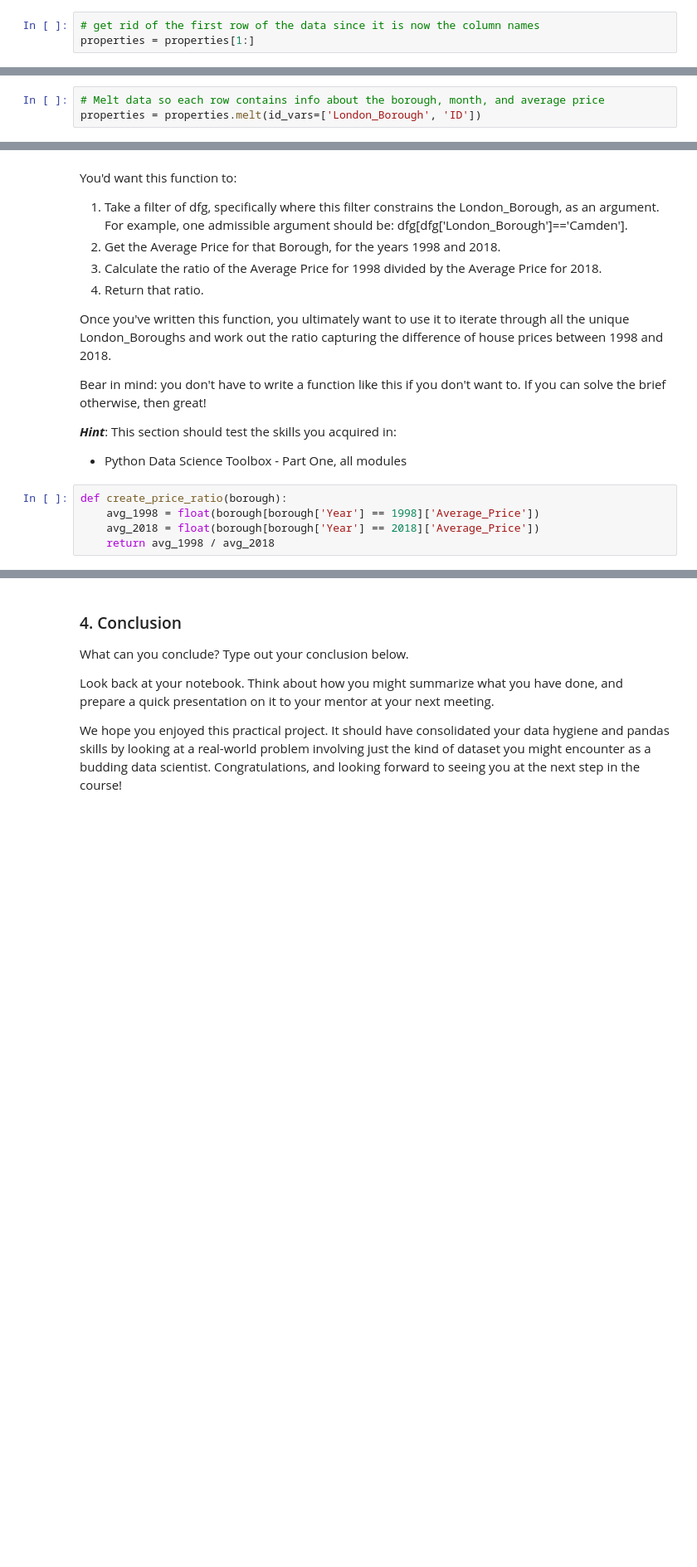
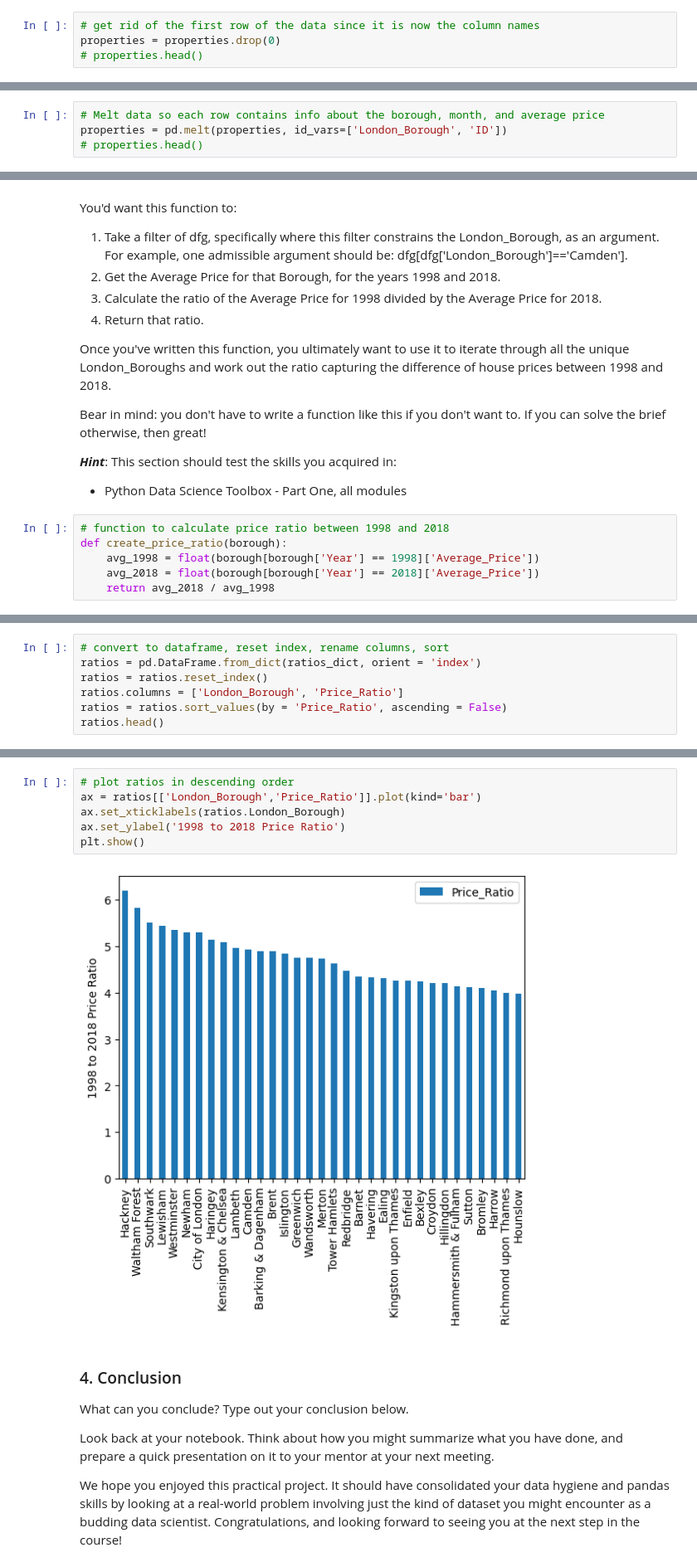
Before and after one commit to dianakulawiec/datascience, a Jupyter notebook: LondonCaseStudy/Unit 4 Challenge - Tier 3.ipynb, the cells around one changed output, grey strips where cells are left out. Shown at 83% size. Cells and saved outputs as stored; diff of their text form; blank space fills up the shorter version.

Commit message:
Visualized results to determine greatest price ratios

```diff
--- a/LondonCaseStudy/Unit 4 Challenge - Tier 3.ipynb
+++ b/LondonCaseStudy/Unit 4 Challenge - Tier 3.ipynb
@@ -131,6 +155,7 @@ properties.columns = properties.iloc[0]
 # %%
 # get rid of the first row of the data since it is now the column names
-properties = properties[1:]
+properties = properties.drop(0)
+# properties.head()
 # %% [markdown]
 **2.3. Cleaning the data (part 2)**
 
@@ -146,7 +171,8 @@ Remember what Wes McKinney said about tidy data?
 You might need to **melt** your DataFrame here.
 # %%
 # Melt data so each row contains info about the borough, month, and average price
-properties = properties.melt(id_vars=['London_Borough', 'ID'])
+properties = pd.melt(properties, id_vars=['London_Borough', 'ID'])
+# properties.head()
 # %%
 #rename columns month and average price
 properties = properties.rename(columns={0: 'Month', 'value':'Average_Price'})
@@ -292,7 +303,8 @@ Bear in mind: you don't have to write a function like this if you don't want to.
 ***Hint***: This section should test the skills you acquired in:
 - Python Data Science Toolbox - Part One, all modules
 # %%
+# function to calculate price ratio between 1998 and 2018
 def create_price_ratio(borough):
     avg_1998 = float(borough[borough['Year'] == 1998]['Average_Price'])
     avg_2018 = float(borough[borough['Year'] == 2018]['Average_Price'])
-    return avg_1998 / avg_2018
+    return avg_2018 / avg_1998
@@ -328,0 +320,7 @@ ratios
+# %%
+# convert to dataframe, reset index, rename columns, sort
+ratios = pd.DataFrame.from_dict(ratios_dict, orient = 'index')
+ratios = ratios.reset_index()
+ratios.columns = ['London_Borough', 'Price_Ratio']
+ratios = ratios.sort_values(by = 'Price_Ratio', ascending = False)
+ratios.head()
@@ -329,3 +334,11 @@ ratios
+# %%
+# plot ratios in descending order
+ax = ratios[['London_Borough','Price_Ratio']].plot(kind='bar')
+ax.set_xticklabels(ratios.London_Borough)
+ax.set_ylabel('1998 to 2018 Price Ratio')
+plt.show()
+# %% [output]
+[figure, added]
 # %% [markdown]
 ### 4. Conclusion
 What can you conclude? Type out your conclusion below.
```
Also changed, not shown: parts of 26 cells of this notebook.
